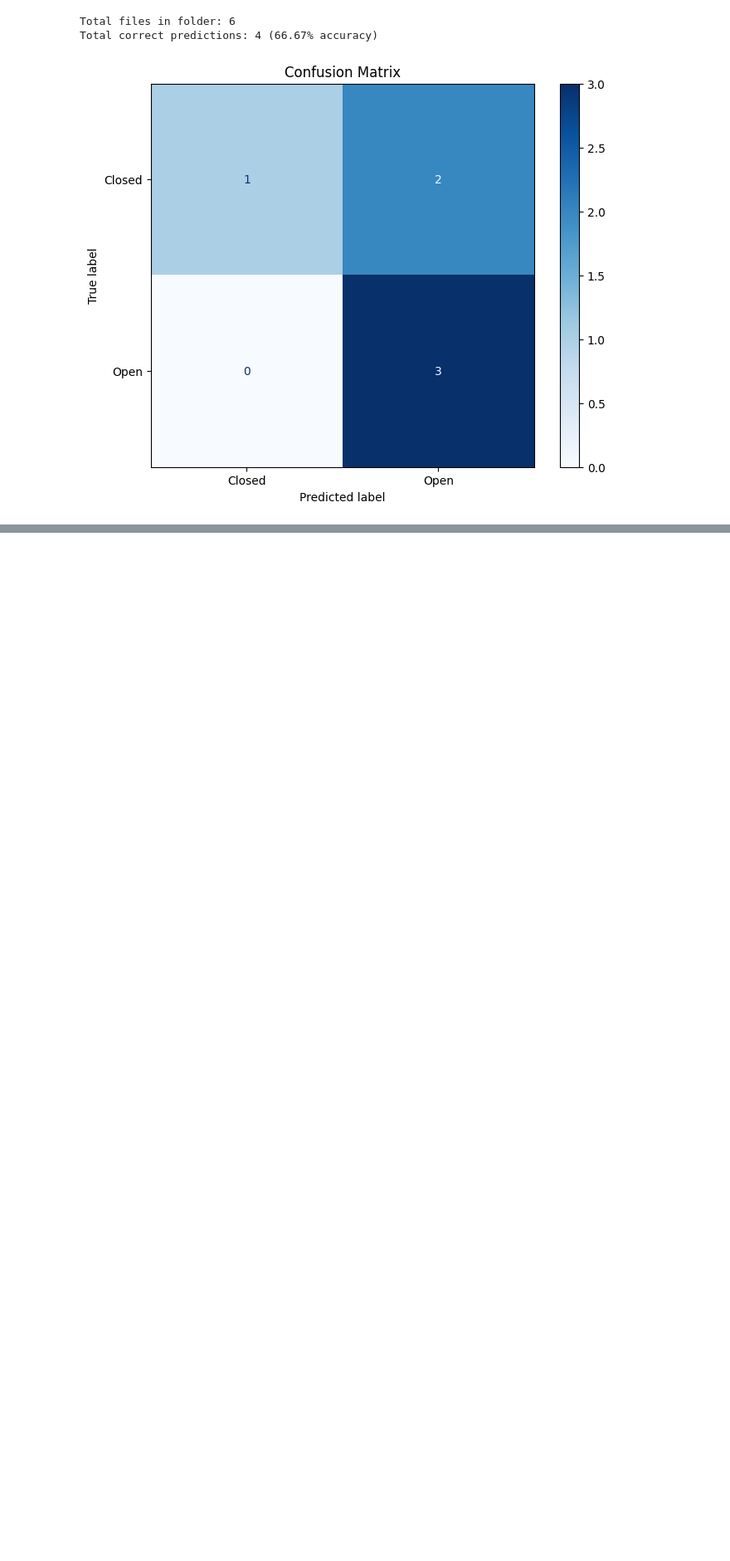
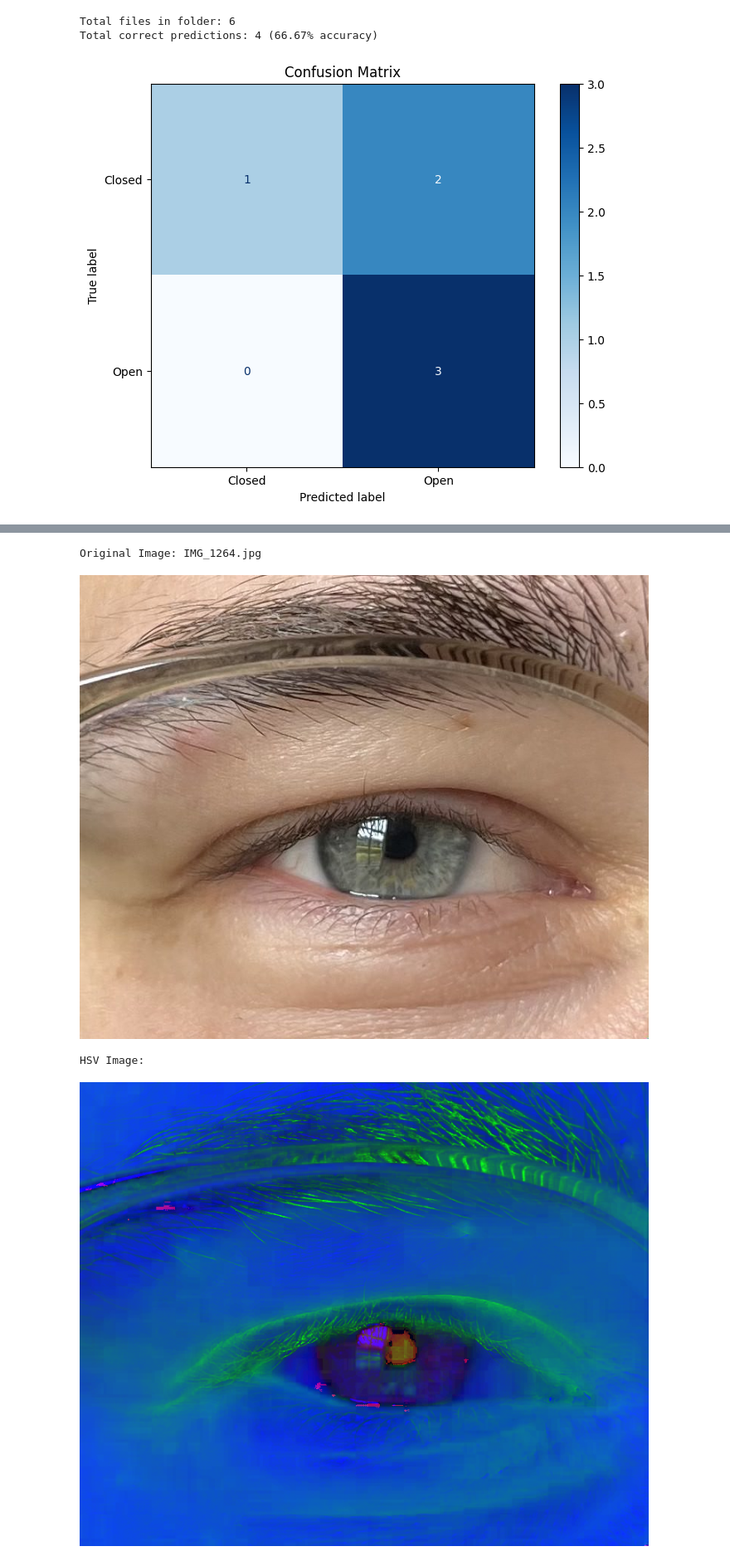
Before and after one commit to Smoulvad01/AI-C1-image-, a Jupyter notebook: Rule_Based_Model.ipynb, the cells around one changed output, grey strips where cells are left out. Shown at 83% size. Drawn from its saved outputs; the diff is of its cells as text; code cells hidden in the pictures; blank space fills up the shorter version.

```diff
--- a/Rule_Based_Model.ipynb
+++ b/Rule_Based_Model.ipynb
@@ -361,0 +299,9 @@ Grey-scaled image:
+# %%
+# Visualizing the image processing steps for a random open-eyed prediction image:
+folder_path = "/content/drive/MyDrive/CBS - IS. Notes, Files, Books etc./2nd Semester/Artificial Intelligence and Machine Learning/AI Exam/Data/predictions/Open/"
+vis_steps_in_image_processing(folder_path)
+# %% [output]
+Original Image: IMG_1264.jpg
+[figure, added]
+HSV Image:
+[figure, added]
```
Also changed, not shown: parts of 7 cells of this notebook.
